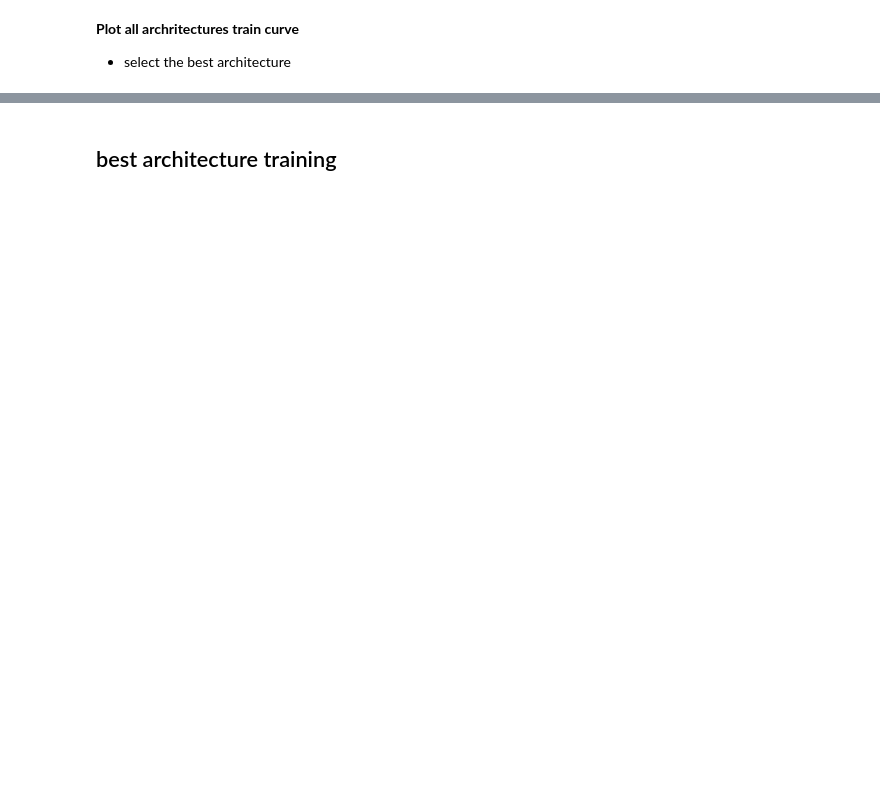
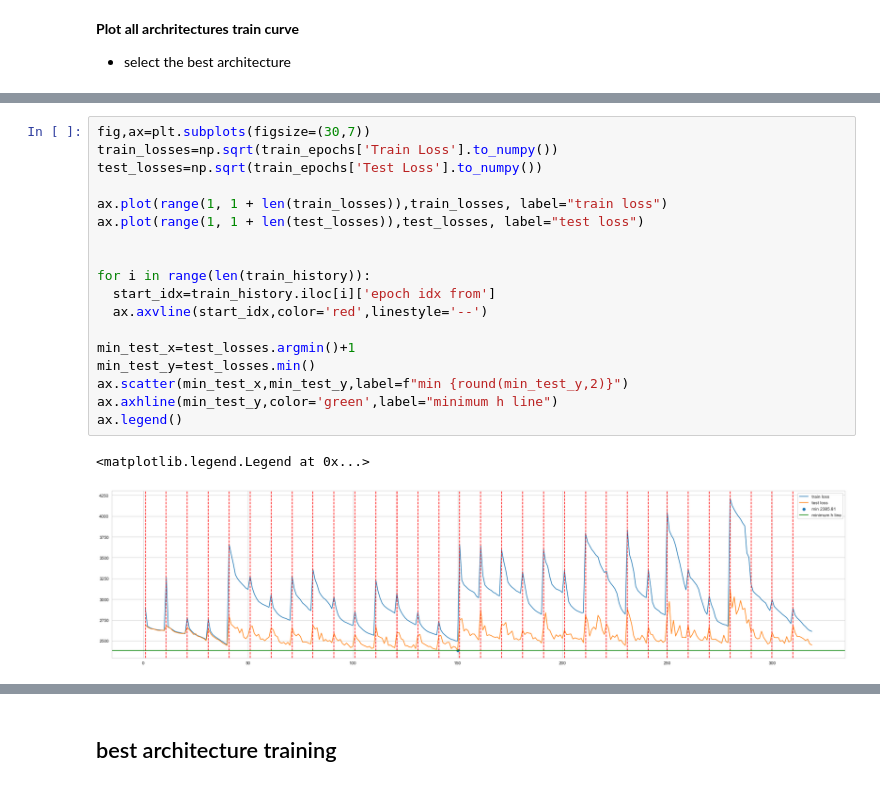
Before and after one commit to ahmedbadr97/Rossmann-Store-Sales, a Jupyter notebook: notebooks/model_training.ipynb, the cells around one changed output, grey strips where cells are left out. Drawn from its saved outputs; the diff is of its cells as text; blank space fills up the shorter version.

Commit message:
nn model select best architecture , model training and evaluation

```diff
--- a/notebooks/model_training.ipynb
+++ b/notebooks/model_training.ipynb
@@ -309,0 +309,21 @@ for i in range(len(train_history)):
+# %%
+fig,ax=plt.subplots(figsize=(30,7))
+train_losses=np.sqrt(train_epochs['Train Loss'].to_numpy())
+test_losses=np.sqrt(train_epochs['Test Loss'].to_numpy())
+
+ax.plot(range(1, 1 + len(train_losses)),train_losses, label="train loss")
+ax.plot(range(1, 1 + len(test_losses)),test_losses, label="test loss")
+
+
+for i in range(len(train_history)):
+  start_idx=train_history.iloc[i]['epoch idx from']
+  ax.axvline(start_idx,color='red',linestyle='--')
+
+min_test_x=test_losses.argmin()+1
+min_test_y=test_losses.min()
+ax.scatter(min_test_x,min_test_y,label=f"min {round(min_test_y,2)}")
+ax.axhline(min_test_y,color='green',label="minimum h line")
+ax.legend()
+# %% [output]
+<matplotlib.legend.Legend at 0x...>
+[figure, added]
```
Also changed, not shown: parts of 22 cells of this notebook, 35 other files.
